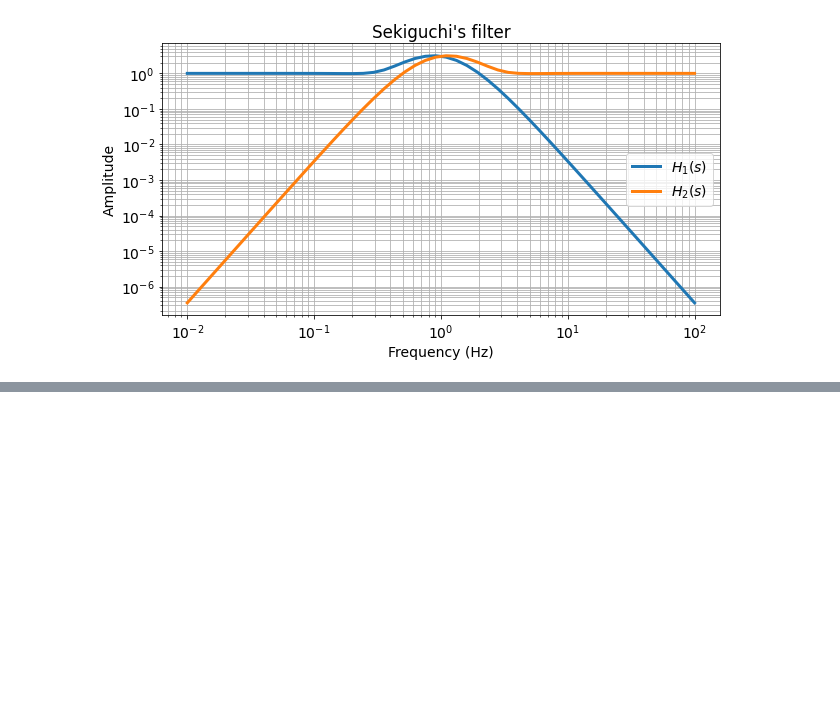
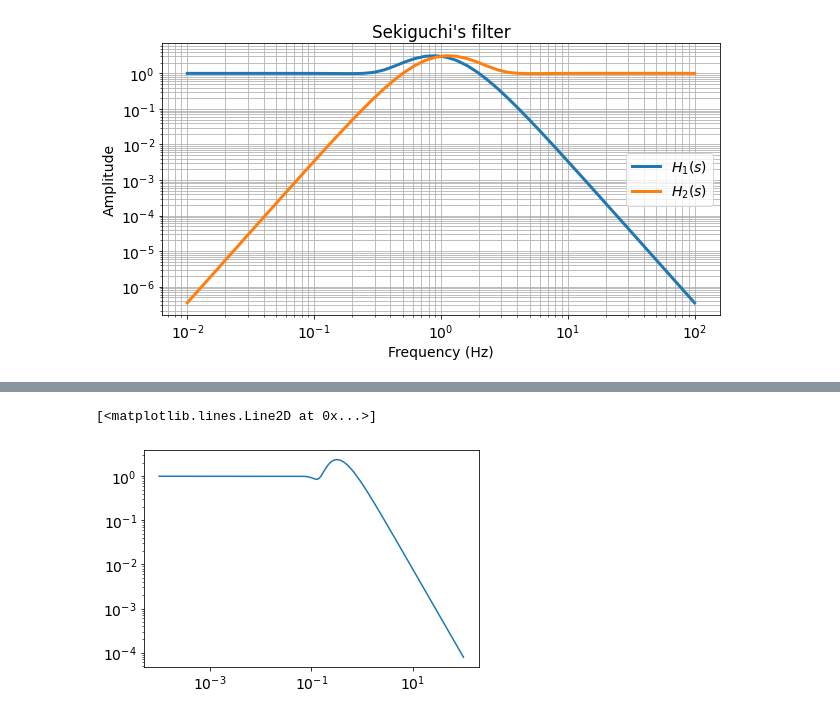
Before and after one commit to gw-vis/vis-commissioning-tex, a Jupyter notebook: notebook/plot_predefined_complementary_filters.ipynb, the cells around one changed output, grey strips where cells are left out. Drawn from its saved outputs; the diff is of its cells as text; code cells hidden in the pictures; blank space fills up the shorter version.

```diff
--- a/notebook/plot_predefined_complementary_filters.ipynb
+++ b/notebook/plot_predefined_complementary_filters.ipynb
@@ -111,0 +128,6 @@ res
+# %%
+plt.loglog(f, abs(test(2*np.pi*f*1j)))
+# plt.loglog(f, abs((1-test)(2*np.pi*f*1j)))
+# %% [output]
+[<matplotlib.lines.Line2D at 0x...>]
+[figure, added]
```
Also changed, not shown: parts of 18 cells of this notebook, 3 other files.
